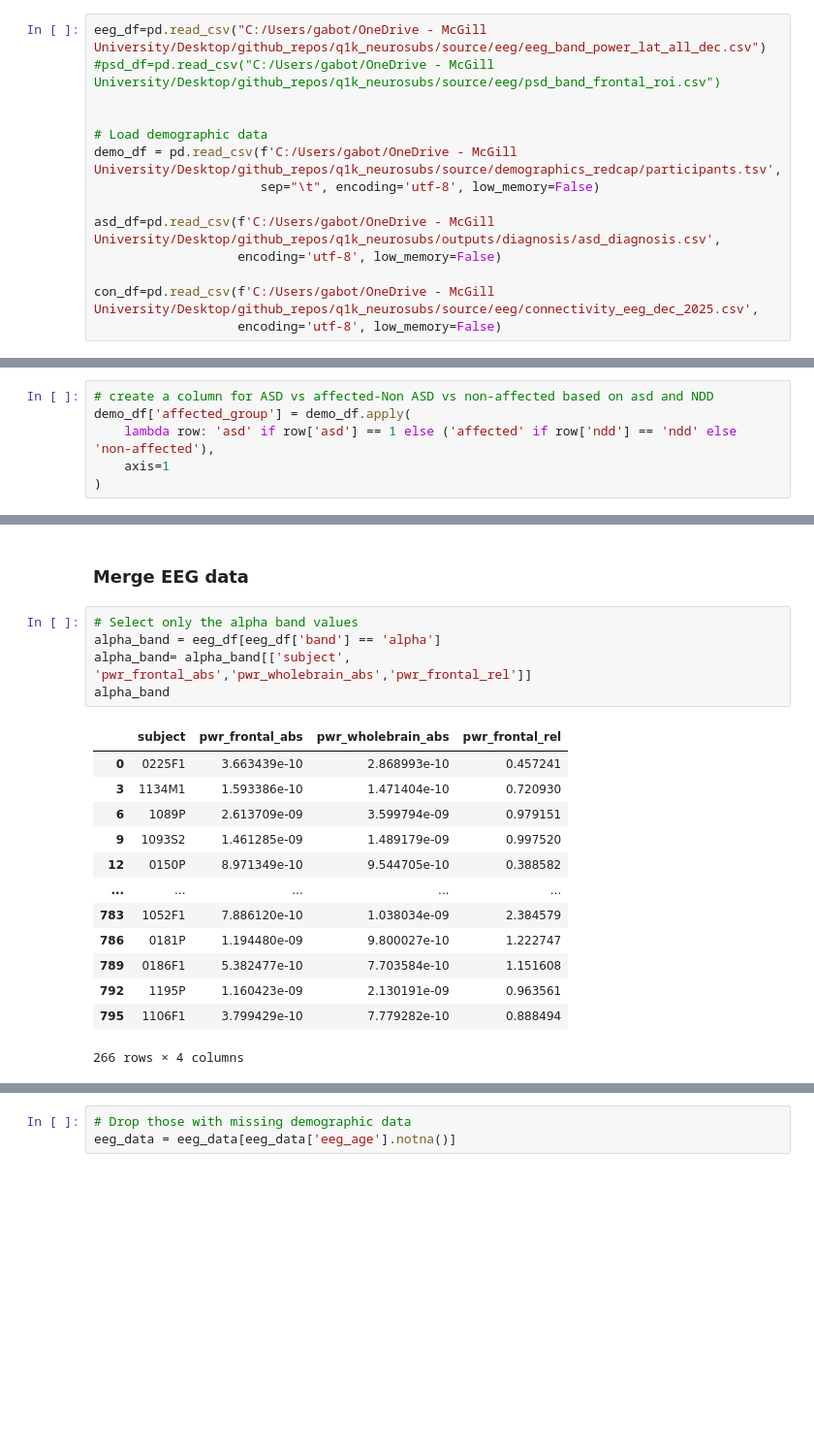
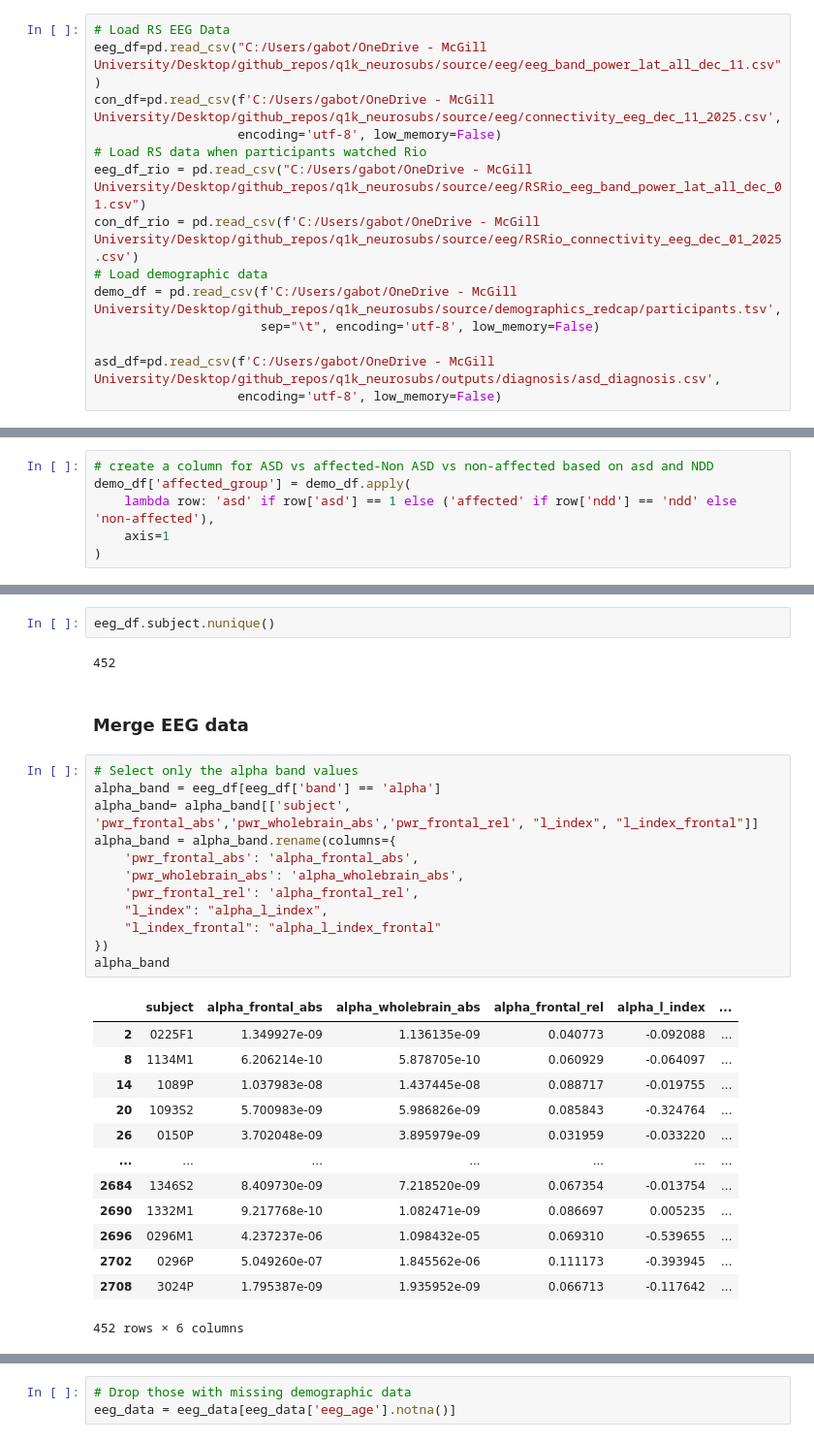
Before and after one commit to gabrielblancogomez/q1k_neurosubs, a Jupyter notebook: code/eeg/1_EEG_extraction.ipynb, the cells around one changed output, grey strips where cells are left out. Shown at 97% size. Drawn from its saved outputs; the diff is of its cells as text; blank space fills up the shorter version.

```diff
--- a/code/eeg/1_EEG_extraction.ipynb
+++ b/code/eeg/1_EEG_extraction.ipynb
@@ -45,19 +42,19 @@ This section loads the different datasets needed for the analysis:
 4. Clinical assessments: SRS (Social Responsiveness Scale) and SCQ (Social Communication Questionnaire)
 5. Demographic information: Age, sex, diagnostic status, etc.
 # %%
-eeg_df=pd.read_csv("C:/Users/gabot/OneDrive - McGill University/Desktop/github_repos/q1k_neurosubs/source/eeg/eeg_band_power_lat_all_dec.csv")
-#psd_df=pd.read_csv("C:/Users/gabot/OneDrive - McGill University/Desktop/github_repos/q1k_neurosubs/source/eeg/psd_band_frontal_roi.csv")
-
-
+# Load RS EEG Data
+eeg_df=pd.read_csv("C:/Users/gabot/OneDrive - McGill University/Desktop/github_repos/q1k_neurosubs/source/eeg/eeg_band_power_lat_all_dec_11.csv")
+con_df=pd.read_csv(f'C:/Users/gabot/OneDrive - McGill University/Desktop/github_repos/q1k_neurosubs/source/eeg/connectivity_eeg_dec_11_2025.csv',
+                   encoding='utf-8', low_memory=False)
+# Load RS data when participants watched Rio
+eeg_df_rio = pd.read_csv("C:/Users/gabot/OneDrive - McGill University/Desktop/github_repos/q1k_neurosubs/source/eeg/RSRio_eeg_band_power_lat_all_dec_01.csv")
+con_df_rio = pd.read_csv(f'C:/Users/gabot/OneDrive - McGill University/Desktop/github_repos/q1k_neurosubs/source/eeg/RSRio_connectivity_eeg_dec_01_2025.csv')
 # Load demographic data
 demo_df = pd.read_csv(f'C:/Users/gabot/OneDrive - McGill University/Desktop/github_repos/q1k_neurosubs/source/demographics_redcap/participants.tsv',
                       sep="\t", encoding='utf-8', low_memory=False)
 
 asd_df=pd.read_csv(f'C:/Users/gabot/OneDrive - McGill University/Desktop/github_repos/q1k_neurosubs/outputs/diagnosis/asd_diagnosis.csv',
                    encoding='utf-8', low_memory=False)
-
-con_df=pd.read_csv(f'C:/Users/gabot/OneDrive - McGill University/Desktop/github_repos/q1k_neurosubs/source/eeg/connectivity_eeg_dec_2025.csv',
-                   encoding='utf-8', low_memory=False)
 # %%
 demo_df
 # %% [output]
@@ -200,24 +213,35 @@ demo_df['affected_group'] = demo_df.apply(
+# %%
+eeg_df.subject.nunique()
+# %% [output]
+452
 # %% [markdown]
 ### Merge EEG data
 # %%
 # Select only the alpha band values
 alpha_band = eeg_df[eeg_df['band'] == 'alpha']
-alpha_band= alpha_band[['subject', 'pwr_frontal_abs','pwr_wholebrain_abs','pwr_frontal_rel']]
+alpha_band= alpha_band[['subject', 'pwr_frontal_abs','pwr_wholebrain_abs','pwr_frontal_rel', "l_index", "l_index_frontal"]]
+alpha_band = alpha_band.rename(columns={
+    'pwr_frontal_abs': 'alpha_frontal_abs',
+    'pwr_wholebrain_abs': 'alpha_wholebrain_abs',
+    'pwr_frontal_rel': 'alpha_frontal_rel',
+    "l_index": "alpha_l_index",
+    "l_index_frontal": "alpha_l_index_frontal"
+})
 alpha_band
 # %% [output]
-|  | subject | pwr_frontal_abs | pwr_wholebrain_abs | pwr_frontal_rel |
-| 0 | 0225F1 | 3.663439e-10 | 2.868993e-10 | 0.457241 |
-| 3 | 1134M1 | 1.593386e-10 | 1.471404e-10 | 0.720930 |
-| 6 | 1089P | 2.613709e-09 | 3.599794e-09 | 0.979151 |
-| 9 | 1093S2 | 1.461285e-09 | 1.489179e-09 | 0.997520 |
-| 12 | 0150P | 8.971349e-10 | 9.544705e-10 | 0.388582 |
-| ... | ... | ... | ... | ... |
-| 783 | 1052F1 | 7.886120e-10 | 1.038034e-09 | 2.384579 |
-| 786 | 0181P | 1.194480e-09 | 9.800027e-10 | 1.222747 |
-| 789 | 0186F1 | 5.382477e-10 | 7.703584e-10 | 1.151608 |
-| 792 | 1195P | 1.160423e-09 | 2.130191e-09 | 0.963561 |
-| 795 | 1106F1 | 3.799429e-10 | 7.779282e-10 | 0.888494 |
+|  | subject | alpha_frontal_abs | alpha_wholebrain_abs | alpha_frontal_rel | alpha_l_index | ... |
+| 2 | 0225F1 | 1.349927e-09 | 1.136135e-09 | 0.040773 | -0.092088 | ... |
+| 8 | 1134M1 | 6.206214e-10 | 5.878705e-10 | 0.060929 | -0.064097 | ... |
+| 14 | 1089P | 1.037983e-08 | 1.437445e-08 | 0.088717 | -0.019755 | ... |
+| 20 | 1093S2 | 5.700983e-09 | 5.986826e-09 | 0.085843 | -0.324764 | ... |
+| 26 | 0150P | 3.702048e-09 | 3.895979e-09 | 0.031959 | -0.033220 | ... |
+| ... | ... | ... | ... | ... | ... | ... |
+| 2684 | 1346S2 | 8.409730e-09 | 7.218520e-09 | 0.067354 | -0.013754 | ... |
+| 2690 | 1332M1 | 9.217768e-10 | 1.082471e-09 | 0.086697 | 0.005235 | ... |
+| 2696 | 0296M1 | 4.237237e-06 | 1.098432e-05 | 0.069310 | -0.539655 | ... |
+| 2702 | 0296P | 5.049260e-07 | 1.845562e-06 | 0.111173 | -0.393945 | ... |
+| 2708 | 3024P | 1.795387e-09 | 1.935952e-09 | 0.066713 | -0.117642 | ... |
-266 rows × 4 columns
+452 rows × 6 columns
 # %%
 # Select Gamma band
 gamma_band = eeg_df[eeg_df['band'] == 'gamma']
```
Also changed, not shown: parts of 35 cells of this notebook.
